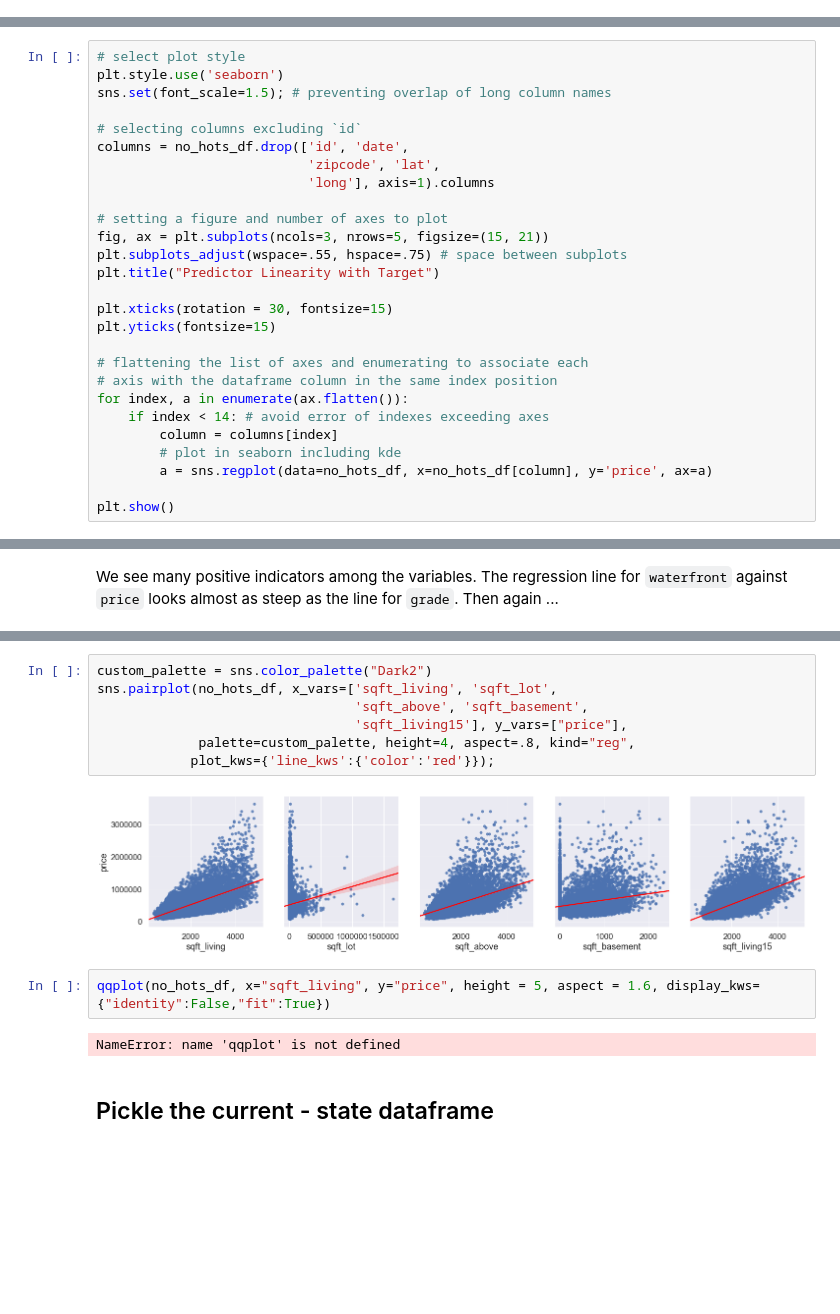
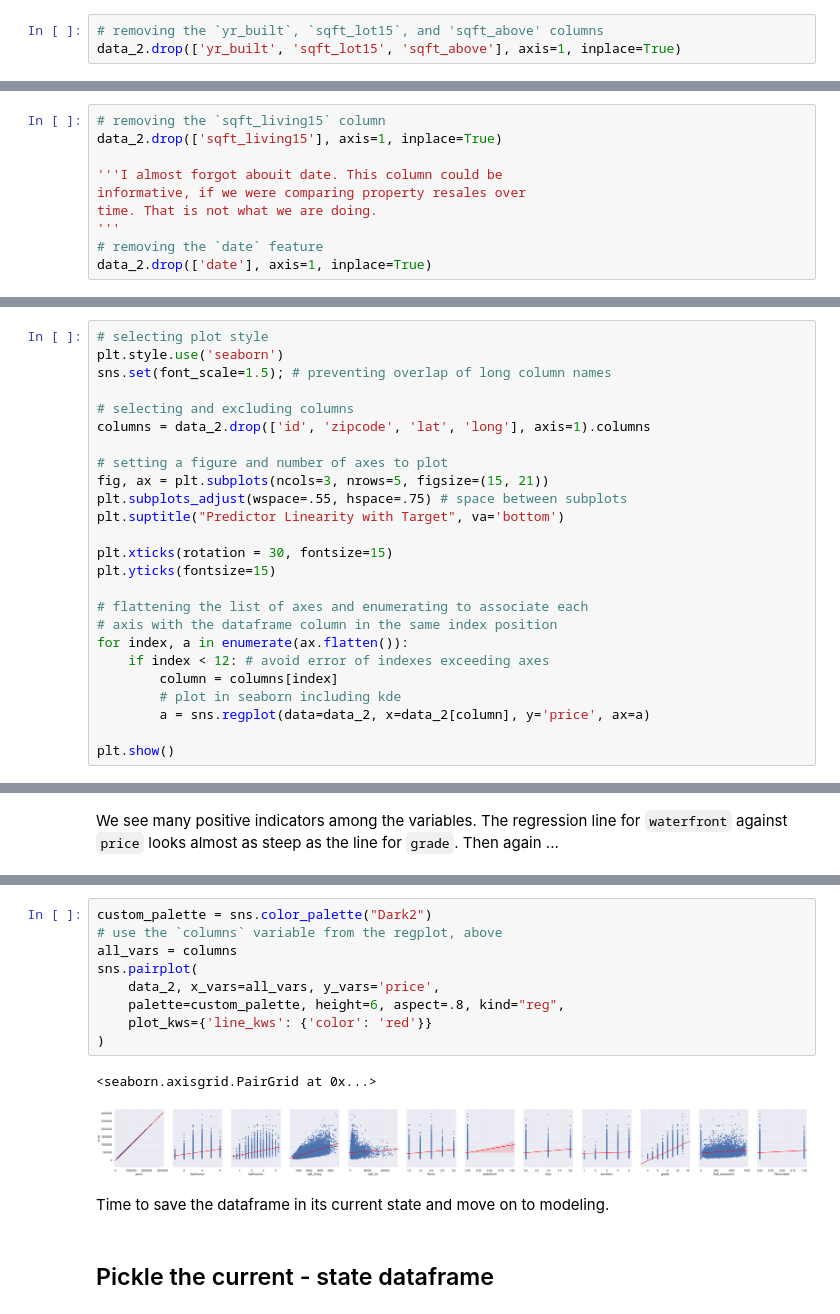
Before and after one commit to jammy-bot/dsc-mod-2-project-v2-1-online-ds-ft-120919, a Jupyter notebook: 2-eda-and-transform.ipynb, the cells around one changed output, grey strips where cells are left out. Cells and saved outputs as stored; diff of their text form; blank space fills up the shorter version.

Commit message:
commit eda to model

```diff
--- a/2-eda-and-transform.ipynb
+++ b/2-eda-and-transform.ipynb
@@ -347,0 +164,3 @@ Let's see how independent variables relate to our target.
+# %%
+# removing the `yr_built`, `sqft_lot15`, and 'sqft_above' columns
+data_2.drop(['yr_built', 'sqft_lot15', 'sqft_above'], axis=1, inplace=True)
@@ -347,0 +202,10 @@ Let's see how independent variables relate to our target.
+# %%
+# removing the `sqft_living15` column
+data_2.drop(['sqft_living15'], axis=1, inplace=True)
+
+'''I almost forgot abouit date. This column could be
+informative, if we were comparing property resales over
+time. That is not what we are doing.
+'''
+# removing the `date` feature
+data_2.drop(['date'], axis=1, inplace=True)
@@ -348,19 +255,17 @@ Let's see how independent variables relate to our target.
 # %% [markdown]
 ### Reviewing plots of predictor variables against the target
 # %%
-# select plot style
+# selecting plot style
 plt.style.use('seaborn')
 sns.set(font_scale=1.5); # preventing overlap of long column names
 
-# selecting columns excluding `id`
-columns = no_hots_df.drop(['id', 'date',
-                           'zipcode', 'lat',
-                           'long'], axis=1).columns
+# selecting and excluding columns
+columns = data_2.drop(['id', 'zipcode', 'lat', 'long'], axis=1).columns
 
 # setting a figure and number of axes to plot
 fig, ax = plt.subplots(ncols=3, nrows=5, figsize=(15, 21))
 plt.subplots_adjust(wspace=.55, hspace=.75) # space between subplots
-plt.title("Predictor Linearity with Target")
+plt.suptitle("Predictor Linearity with Target", va='bottom')
 
 plt.xticks(rotation = 30, fontsize=15)
 plt.yticks(fontsize=15)
@@ -368,10 +273,10 @@ plt.yticks(fontsize=15)
 # flattening the list of axes and enumerating to associate each
 # axis with the dataframe column in the same index position
 for index, a in enumerate(ax.flatten()):
-    if index < 14: # avoid error of indexes exceeding axes
+    if index < 12: # avoid error of indexes exceeding axes
         column = columns[index]
         # plot in seaborn including kde
-        a = sns.regplot(data=no_hots_df, x=no_hots_df[column], y='price', ax=a)
+        a = sns.regplot(data=data_2, x=data_2[column], y='price', ax=a)
 
 plt.show()
 # %% [output]
@@ -419,16 +310,17 @@ What numerical variables does that leave?
 # %%
 custom_palette = sns.color_palette("Dark2")
-sns.pairplot(no_hots_df, x_vars=['sqft_living', 'sqft_lot',
-                                 'sqft_above', 'sqft_basement',
-                                 'sqft_living15'], y_vars=["price"],
-             palette=custom_palette, height=4, aspect=.8, kind="reg",
-            plot_kws={'line_kws':{'color':'red'}});
+# use the `columns` variable from the regplot, above
+all_vars = columns
+sns.pairplot(
+    data_2, x_vars=all_vars, y_vars='price',
+    palette=custom_palette, height=6, aspect=.8, kind="reg",
+    plot_kws={'line_kws': {'color': 'red'}}
+)
 # %% [output]
+<seaborn.axisgrid.PairGrid at 0x...>
-[figure, old version]
+[figure, new version]
-# %%
-qqplot(no_hots_df, x="sqft_living", y="price", height = 5, aspect = 1.6, display_kws={"identity":False,"fit":True})
-# %% [output]
-NameError: name 'qqplot' is not defined
+# %% [markdown]
+Time to save the dataframe in its current state and move on to modeling.
 # %% [markdown]
 ## Pickle the current - state dataframe
 # %% [markdown]
```
Also changed, not shown: parts of 79 cells of this notebook, 3 other files.
